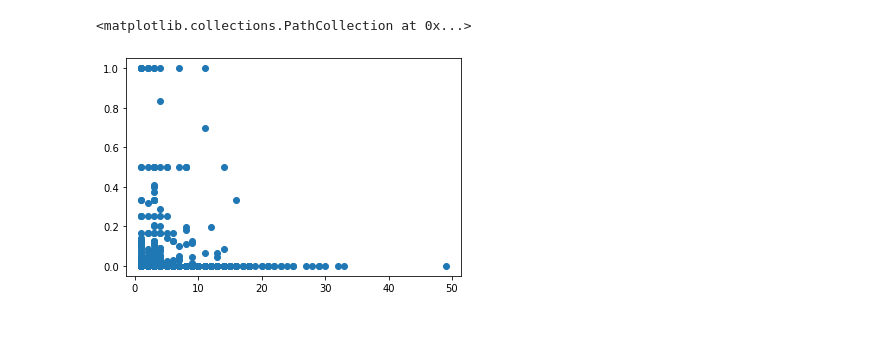
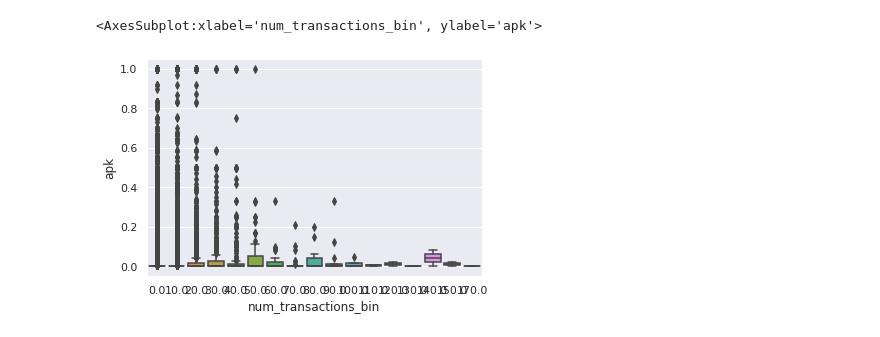
Before and after one commit to ryowk/kaggle-h-and-m-personalized-fashion-recommendations, a Jupyter notebook: valid_analysis.ipynb, the cells around one changed output. Drawn from its saved outputs; the diff is of its cells as text; code cells hidden in the pictures.

Commit message:
add graph

```diff
--- a/valid_analysis.ipynb
+++ b/valid_analysis.ipynb
@@ -5,7 +5,11 @@ import pickle
 import matplotlib.pyplot as plt
 import numpy as np
 import pandas as pd
+import seaborn as sns
+
 
 from metric import apk, mapk
 from utils import plot_images
+
+sns.set_theme()
 # %%
@@ -16,8 +20,13 @@ users = pd.read_pickle(f"input/{dataset}/users.pkl")
 items = pd.read_pickle(f"input/{dataset}/items.pkl")
 merged = pd.read_pickle("output/merged.pkl")
 # %%
-num_week = 3
-num_user_transactions = transactions.query('week <= @num_week').groupby('user').size().reset_index(name='num_transactions')
+num_week = 5
+num_user_transactions = transactions.query('1 <= week <= 1 + @num_week').groupby('user').size().reset_index(name='num_transactions')
+user_purchased_items = transactions.query('1 <= week <= 1 + @num_week').groupby('user')['item'].agg(set).reset_index(name='prev_purchased_items')
 # %%
 merged['apk'] = merged.apply(lambda x: apk(x['gt'], x['item']), axis=1)
-merged = merged.merge(num_user_transactions, on='user').fillna(0)
+merged = merged.merge(num_user_transactions, on='user', how='left').fillna(0)
+merged = merged.merge(user_purchased_items, on='user')
+
+merged['num_repurchase_in_gt'] = merged.apply(lambda x: len(set(x['gt']).intersection(x['prev_purchased_items'])), axis=1)
+merged['num_repurchase_in_pred'] = merged.apply(lambda x: len(set(x['item']).intersection(x['prev_purchased_items'])), axis=1)
@@ -24,5 +55,6 @@ merged = merged.merge(num_user_transactions, on='user').fillna(0)
 # %%
-plt.scatter(merged['num_transactions'], merged['apk'])
+merged['num_transactions_bin'] = (merged['num_transactions'] // 10) * 10
+sns.boxplot(data=merged, x='num_transactions_bin', y='apk')
 # %% [output]
-<matplotlib.collections.PathCollection at 0x...>
+<AxesSubplot:xlabel='num_transactions_bin', ylabel='apk'>
-[figure, old version]
+[figure, new version]
```
Also changed, not shown: parts of 4 cells of this notebook, 1 other file.
